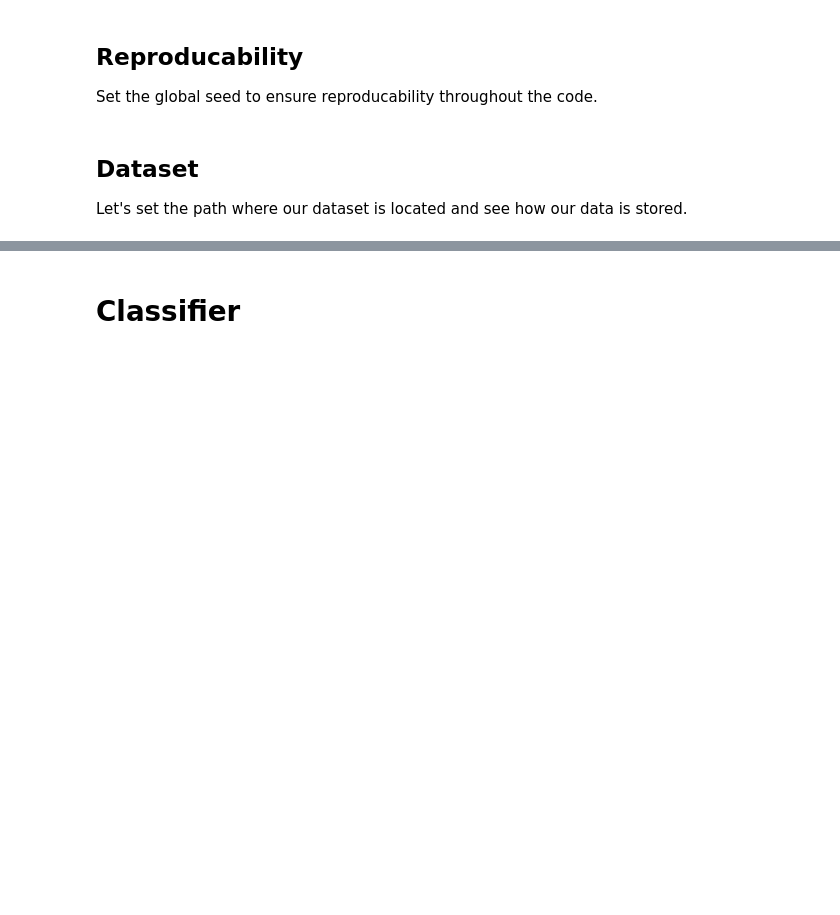
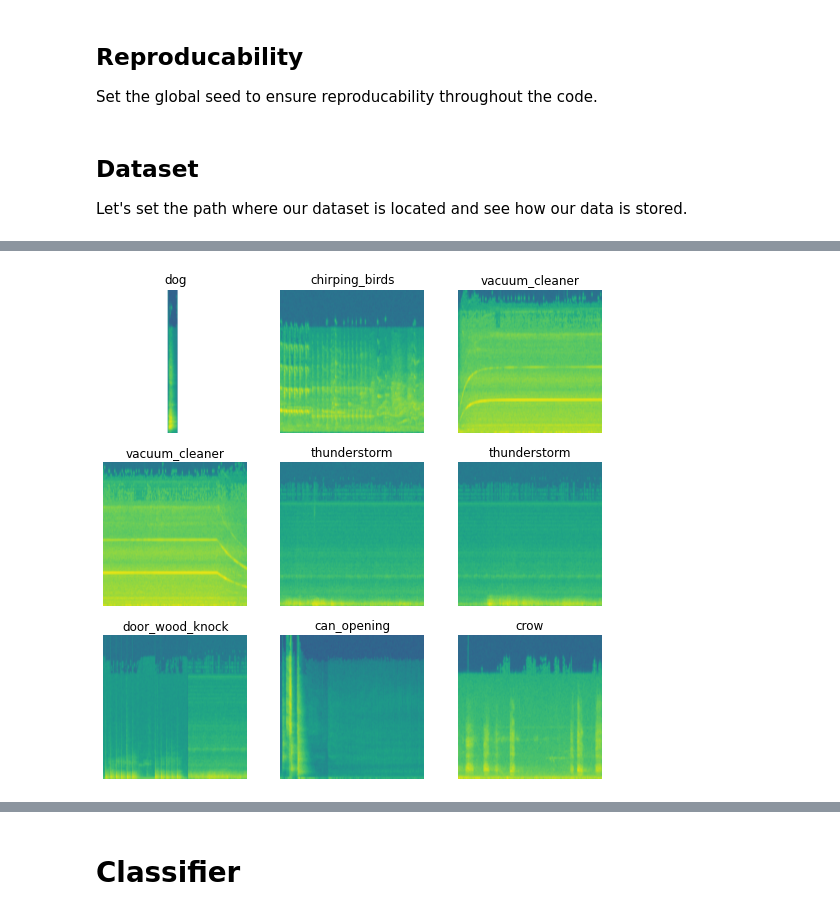
Before and after one commit to adamsiemaszkiewicz/sound_classifier, a Jupyter notebook: 02_Classifier.ipynb, the cells around one changed output, grey strips where cells are left out. Saved outputs shown, nothing was run; the diff lists cells and outputs as text; code cells hidden in the pictures; blank space fills up the shorter version.

```diff
--- a/02_Classifier.ipynb
+++ b/02_Classifier.ipynb
@@ -176,0 +308,5 @@ dls.show_batch()
+# %%
+# preview one training batch
+dls.valid.show_batch()
+# %% [output]
+[figure, added]
```
Also changed, not shown: parts of 119 cells of this notebook, 1 other file.
